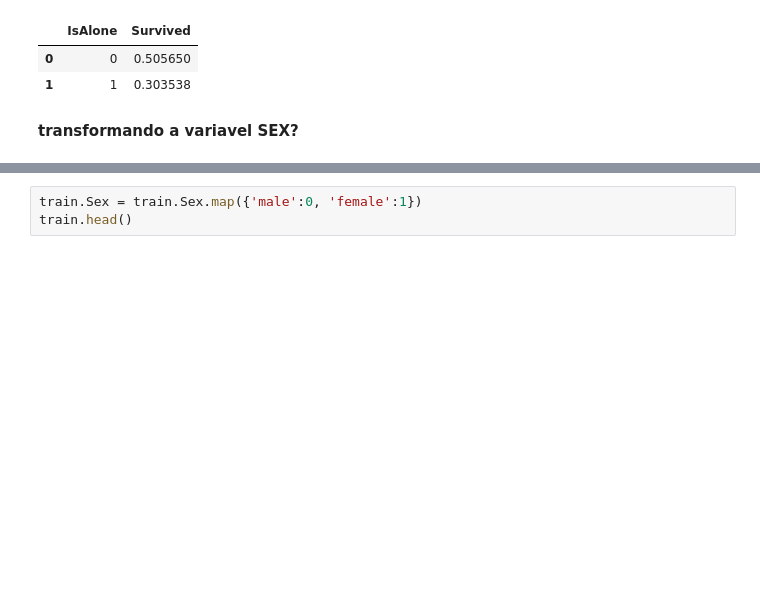
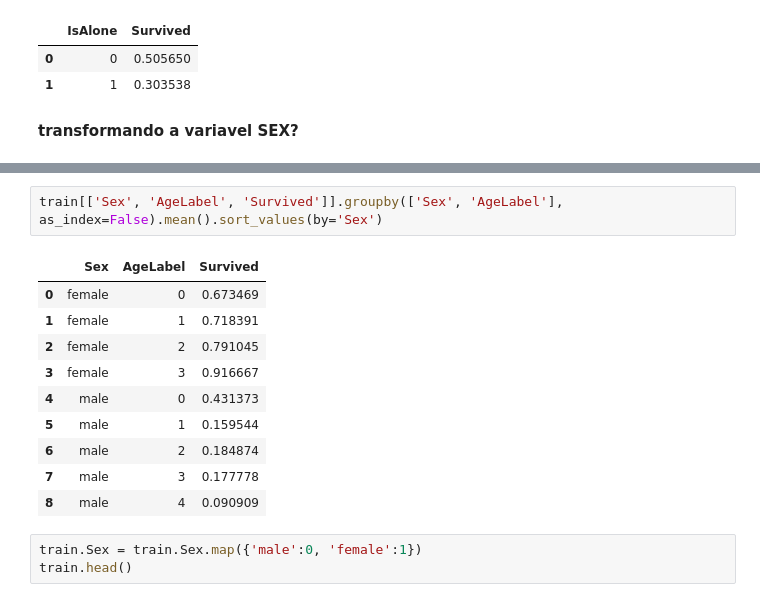
Before and after one commit to Gollino/MachineLearning_Classification_Masterclass, a Jupyter notebook: ML_Classification_Classmaster.ipynb, the cells around one changed output, grey strips where cells are left out. Drawn from its saved outputs; the diff is of its cells as text; blank space fills up the shorter version.

```diff
--- a/ML_Classification_Classmaster.ipynb
+++ b/ML_Classification_Classmaster.ipynb
@@ -447,3 +486,16 @@ __transformando a variavel SEX?__
+# %%
+train[['Sex', 'AgeLabel', 'Survived']].groupby(['Sex', 'AgeLabel'], as_index=False).mean().sort_values(by='Sex')
+# %% [output]
+|  | Sex | AgeLabel | Survived |
+| 0 | female | 0 | 0.673469 |
+| 1 | female | 1 | 0.718391 |
+| 2 | female | 2 | 0.791045 |
+| 3 | female | 3 | 0.916667 |
+| 4 | male | 0 | 0.431373 |
+| 5 | male | 1 | 0.159544 |
+| 6 | male | 2 | 0.184874 |
+| 7 | male | 3 | 0.177778 |
+| 8 | male | 4 | 0.090909 |
 # %%
 train.Sex = train.Sex.map({'male':0, 'female':1})
 train.head()
```
Also changed, not shown: parts of 18 cells of this notebook.
